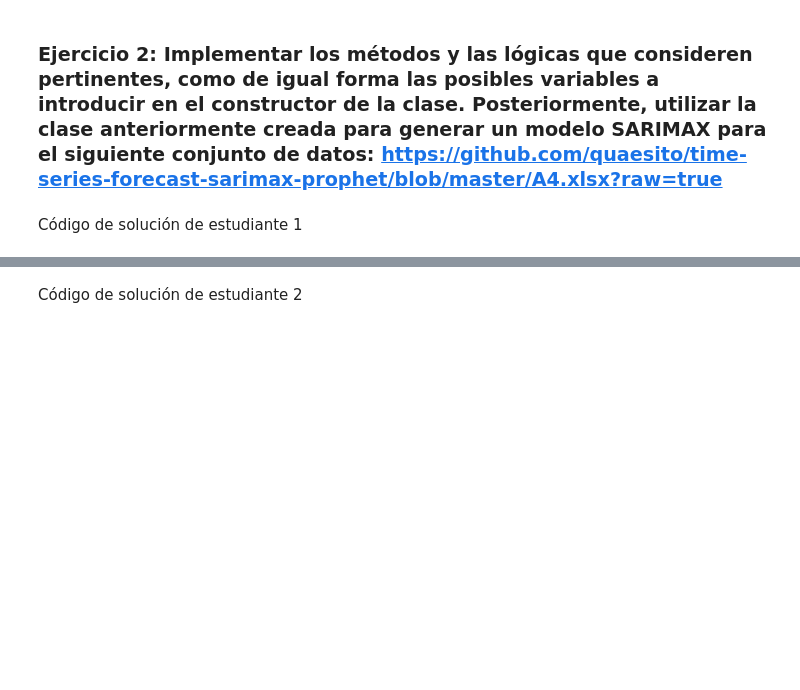
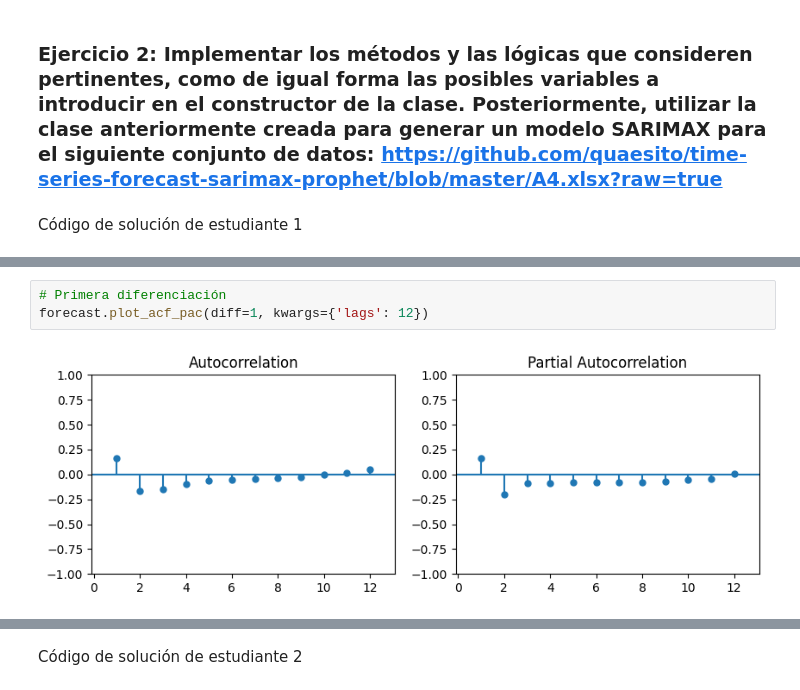
Before and after one commit to xagallegos/ProyectoConjunto_XGallegos_CERodriguez, a Jupyter notebook: Tarea3.ipynb, the cells around one changed output, grey strips where cells are left out. Drawn from its saved outputs; the diff is of its cells as text; blank space fills up the shorter version.

```diff
--- a/Tarea3.ipynb
+++ b/Tarea3.ipynb
@@ -39,0 +222,5 @@ Código de solución de estudiante 1
+# %%
+# Primera diferenciación
+forecast.plot_acf_pac(diff=1, kwargs={'lags': 12})
+# %% [output]
+[figure, added]
```
Also changed, not shown: parts of 13 cells of this notebook.
